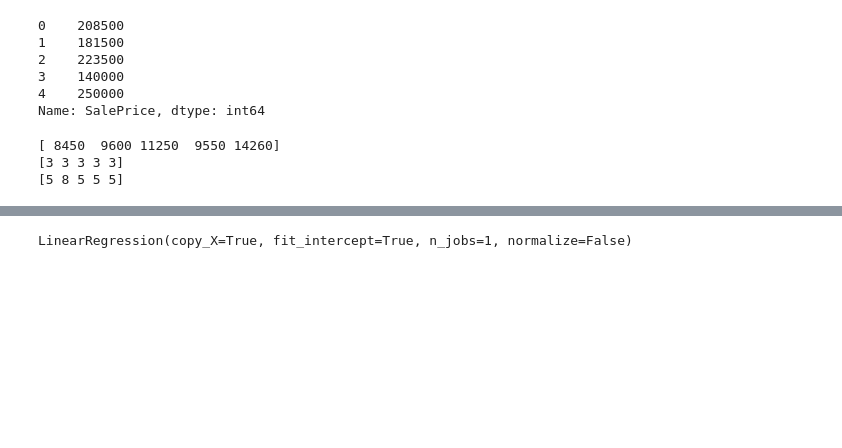
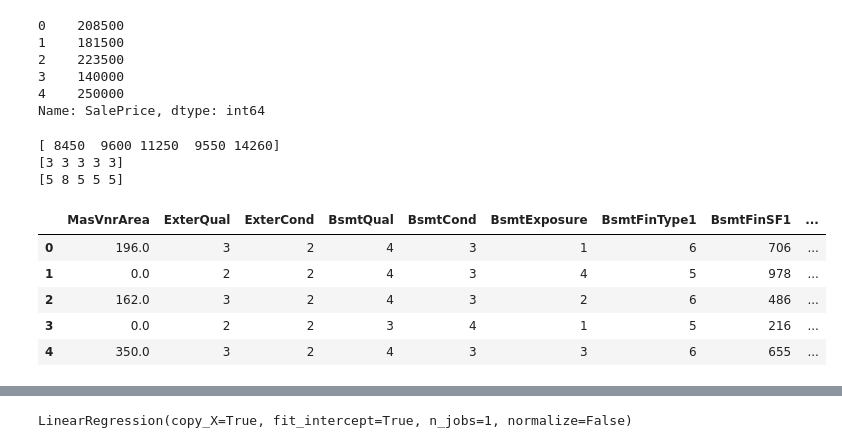
Before and after one commit to SUSA-org/crash-course, a Jupyter notebook: Kaggle/kaggle1.ipynb, the cells around one changed output, grey strips where cells are left out. Saved outputs shown, nothing was run; the diff lists cells and outputs as text; code cells hidden in the pictures; blank space fills up the shorter version.

```diff
--- a/Kaggle/kaggle1.ipynb
+++ b/Kaggle/kaggle1.ipynb
@@ -600,3 +600,12 @@ print(clean['OverallCond'].values[:5])
 [ 8450  9600 11250  9550 14260]
 [3 3 3 3 3]
 [5 8 5 5 5]
+# %%
+clean[clean.columns[10:20]].head(5)
+# %% [output]
+|  | MasVnrArea | ExterQual | ExterCond | BsmtQual | BsmtCond | BsmtExposure | BsmtFinType1 | BsmtFinSF1 | ... |
+| 0 | 196.0 | 3 | 2 | 4 | 3 | 1 | 6 | 706 | ... |
+| 1 | 0.0 | 2 | 2 | 4 | 3 | 4 | 5 | 978 | ... |
+| 2 | 162.0 | 3 | 2 | 4 | 3 | 2 | 6 | 486 | ... |
+| 3 | 0.0 | 2 | 2 | 3 | 4 | 1 | 5 | 216 | ... |
+| 4 | 350.0 | 3 | 2 | 4 | 3 | 3 | 6 | 655 | ... |
```
Also changed, not shown: parts of 7 cells of this notebook.
